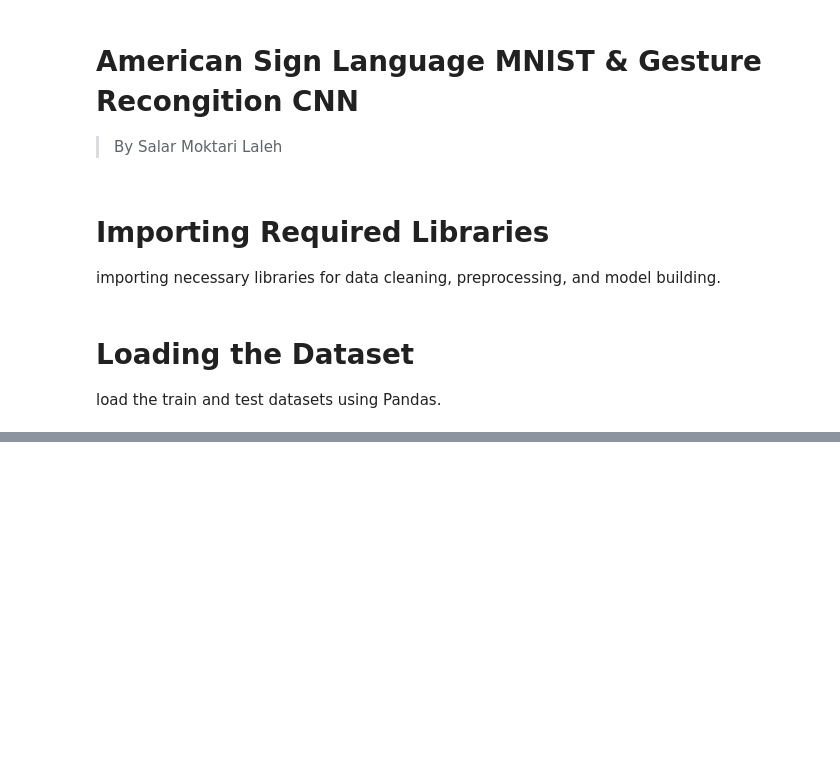
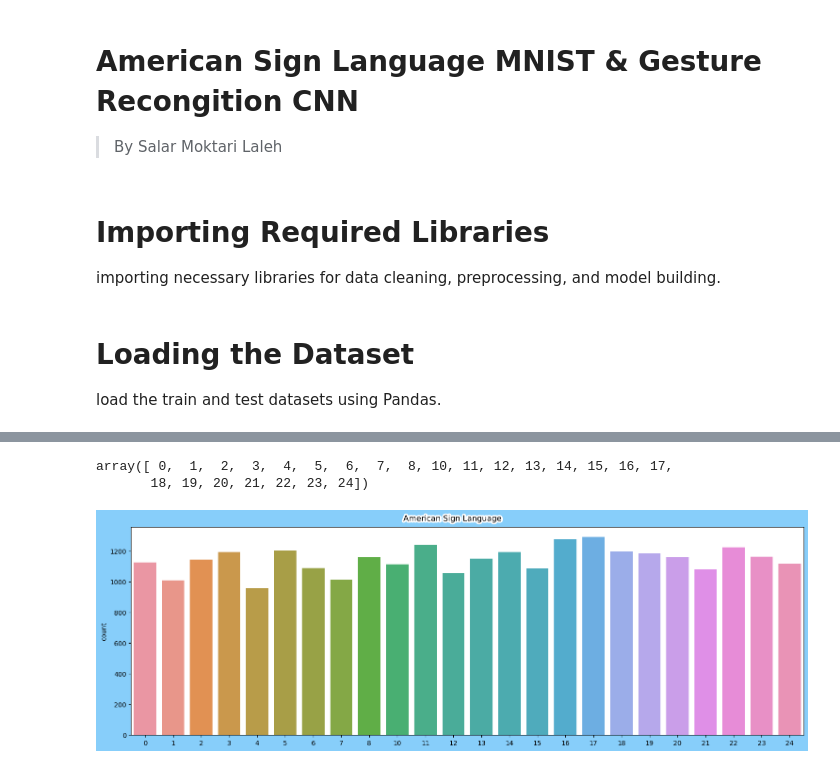
Before and after one commit to salarMokhtariL/American-Sign-Language-MNIST-Gesture-Recognition-CNN, a Jupyter notebook: American_Sign_Language_MNIST_&_Gesture_Recongition_CNN.ipynb, the cells around one changed output, grey strips where cells are left out. Saved outputs shown, nothing was run; the diff lists cells and outputs as text; code cells hidden in the pictures; blank space fills up the shorter version.

```diff
--- a/American_Sign_Language_MNIST_&_Gesture_Recongition_CNN.ipynb
+++ b/American_Sign_Language_MNIST_&_Gesture_Recongition_CNN.ipynb
@@ -22,0 +32,8 @@ train_data = pd.read_csv("")
+# %%
+# Train datasets
+
+train = pd.read_csv("https://github.com/salarMokhtariL/American-Sign-Language-MNIST-Gesture-Recognition-CNN/raw/main/Dataset/sign_mnist_train.csv")
+
+# Test datasets
+
+test = pd.read_csv("https://raw.githubusercontent.com/salarMokhtariL/American-Sign-Language-MNIST-Gesture-Recognition-CNN/main/Dataset/sign_mnist_test.csv")
@@ -22,0 +52,21 @@ train_data = pd.read_csv("")
+# %%
+# Get training labels
+
+labels = train['label'].values
+# %%
+unique_val = np.array(labels)
+np.unique(unique_val)
+# %% [output]
+array([ 0,  1,  2,  3,  4,  5,  6,  7,  8, 10, 11, 12, 13, 14, 15, 16, 17,
+       18, 19, 20, 21, 22, 23, 24])
+# %%
+# Plot
+
+plt.figure(figsize = (15,5), facecolor='lightskyblue', layout='constrained', path_effects=[path_effects.SimpleLineShadow(),
+                       path_effects.Normal()] )
+sns.countplot(x = labels)
+
+plt.suptitle('American Sign Language').set_path_effects([path_effects.Stroke(linewidth=5, foreground='white'),
+                       path_effects.Normal()])
+# %% [output]
+[figure, added]
```
Also changed, not shown: parts of 14 cells of this notebook.
